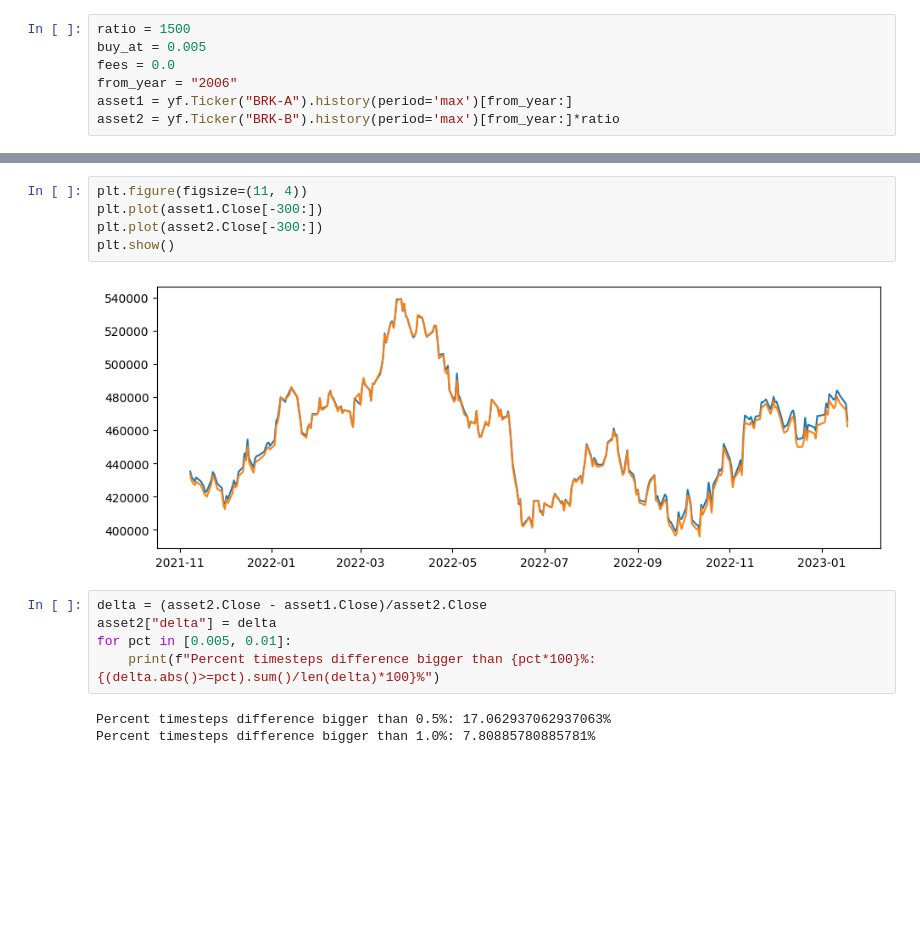
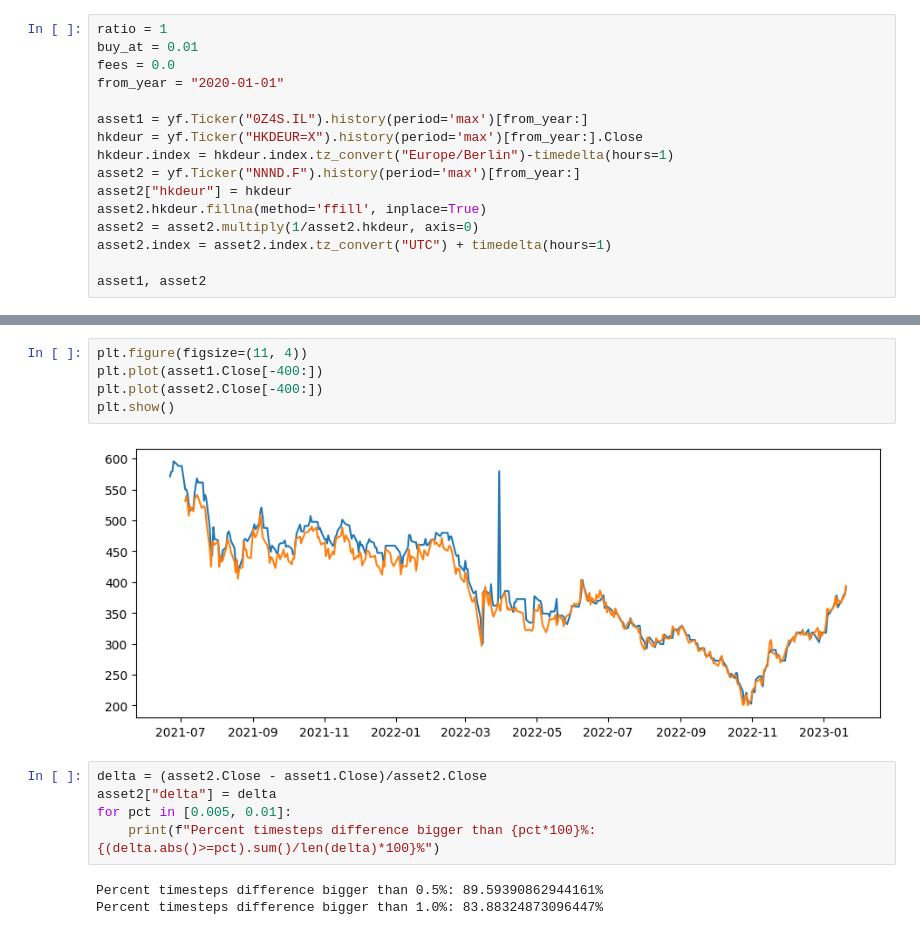
Before and after one commit to oliverweissl/DataWrangling-Project, a Jupyter notebook: stock_arbitrage.ipynb, the cells around one changed output, grey strips where cells are left out. Cells and saved outputs as stored; diff of their text form; blank space fills up the shorter version.

```diff
--- a/stock_arbitrage.ipynb
+++ b/stock_arbitrage.ipynb
@@ -6,7 +7,16 @@ import yfinance as yf
 # %%
-ratio = 1500
-buy_at = 0.005
+ratio = 1
+buy_at = 0.01
 fees = 0.0
-from_year = "2006"
-asset1 = yf.Ticker("BRK-A").history(period='max')[from_year:]
-asset2 = yf.Ticker("BRK-B").history(period='max')[from_year:]*ratio
+from_year = "2020-01-01"
+
+asset1 = yf.Ticker("0Z4S.IL").history(period='max')[from_year:]
+hkdeur = yf.Ticker("HKDEUR=X").history(period='max')[from_year:].Close
+hkdeur.index = hkdeur.index.tz_convert("Europe/Berlin")-timedelta(hours=1)
+asset2 = yf.Ticker("NNND.F").history(period='max')[from_year:]
+asset2["hkdeur"] = hkdeur
+asset2.hkdeur.fillna(method='ffill', inplace=True)
+asset2 = asset2.multiply(1/asset2.hkdeur, axis=0)
+asset2.index = asset2.index.tz_convert("UTC") + timedelta(hours=1)
+
+asset1, asset2
@@ -13,18 +41,18 @@ asset2 = yf.Ticker("BRK-B").history(period='max')[from_year:]*ratio
 # %%
 plt.figure(figsize=(11, 4))
-plt.plot(asset1.Close[-300:])
-plt.plot(asset2.Close[-300:])
+plt.plot(asset1.Close[-400:])
+plt.plot(asset2.Close[-400:])
 plt.show()
 # %% [output]
-[figure, old version]
+[figure, new version]
 # %%
 delta = (asset2.Close - asset1.Close)/asset2.Close
 asset2["delta"] = delta
 for pct in [0.005, 0.01]:
     print(f"Percent timesteps difference bigger than {pct*100}%: {(delta.abs()>=pct).sum()/len(delta)*100}%")
 # %% [output]
-Percent timesteps difference bigger than 0.5%: 17.062937062937063%
-Percent timesteps difference bigger than 1.0%: 7.80885780885781%
+Percent timesteps difference bigger than 0.5%: 89.59390862944161%
+Percent timesteps difference bigger than 1.0%: 83.88324873096447%
 # %%
 plt.plot(delta)
 plt.axhline(0.0, color='red')
```
Also changed, not shown: parts of 7 cells of this notebook.
